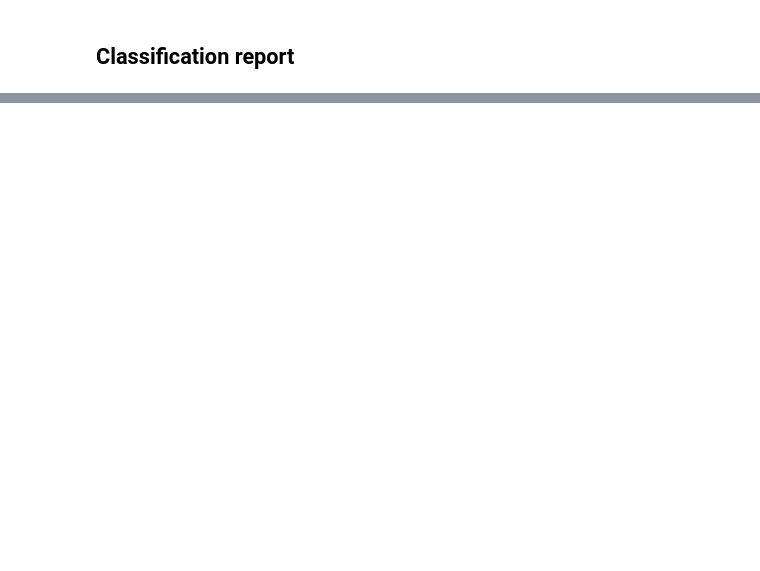
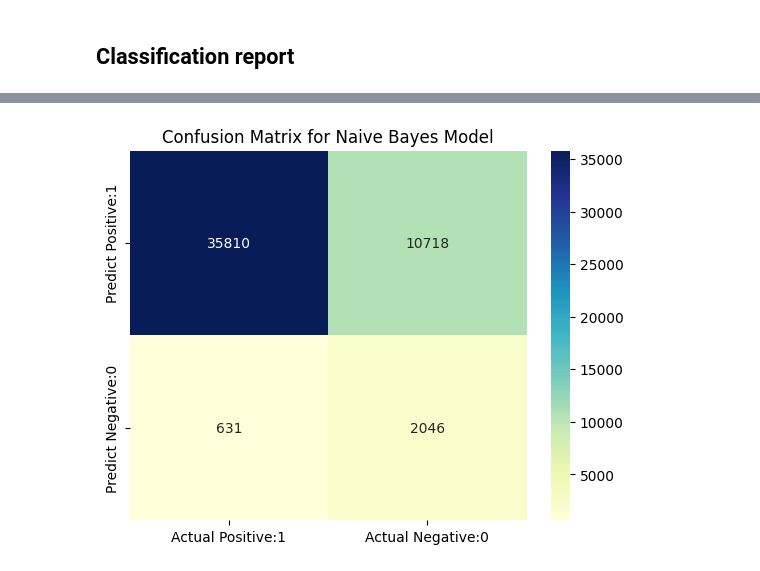
Before and after one commit to devinaarr/Tubes-AIFB, a Jupyter notebook: tubes-aifb.ipynb, the cells around one changed output, grey strips where cells are left out. Cells and saved outputs as stored; diff of their text form; code cells hidden in the pictures; blank space fills up the shorter version.

```diff
--- a/tubes-aifb.ipynb
+++ b/tubes-aifb.ipynb
@@ -456,0 +469,9 @@ weighted avg       0.92      0.92      0.92     49205
+# %%
+# train a Gaussian Naive Bayes classifier on the training set
+from sklearn.naive_bayes import GaussianNB
+
+# instantiate the model
+gnb = GaussianNB()
+
+# fit the model
+gnb.fit(X_train, y_train)
@@ -456,0 +480,3 @@ weighted avg       0.92      0.92      0.92     49205
+# %%
+y_pred = gnb.predict(X_test)
+y_pred
@@ -456,0 +534,8 @@ weighted avg       0.92      0.92      0.92     49205
+# %%
+cm = confusion_matrix(y_test, y_pred)
+
+print('Confusion matrix\n\n', cm)
+print('\nTrue Positives(TP) = ', cm[0,0])
+print('True Negatives(TN) = ', cm[1,1])
+print('False Positives(FP) = ', cm[0,1])
+print('False Negatives(FN) = ', cm[1,0])
@@ -456,0 +552,10 @@ weighted avg       0.92      0.92      0.92     49205
+# %%
+# visualize confusion matrix with seaborn heatmap
+
+cm_matrix = pd.DataFrame(data=cm, columns=['Actual Positive:1', 'Actual Negative:0'],
+                                 index=['Predict Positive:1', 'Predict Negative:0'])
+sns.heatmap(cm_matrix, annot=True, fmt='d', cmap='YlGnBu')
+plt.title('Confusion Matrix for Naive Bayes Model')
+plt.show()
+# %% [output]
+[figure, added]
```
Also changed, not shown: parts of 31 cells of this notebook.
